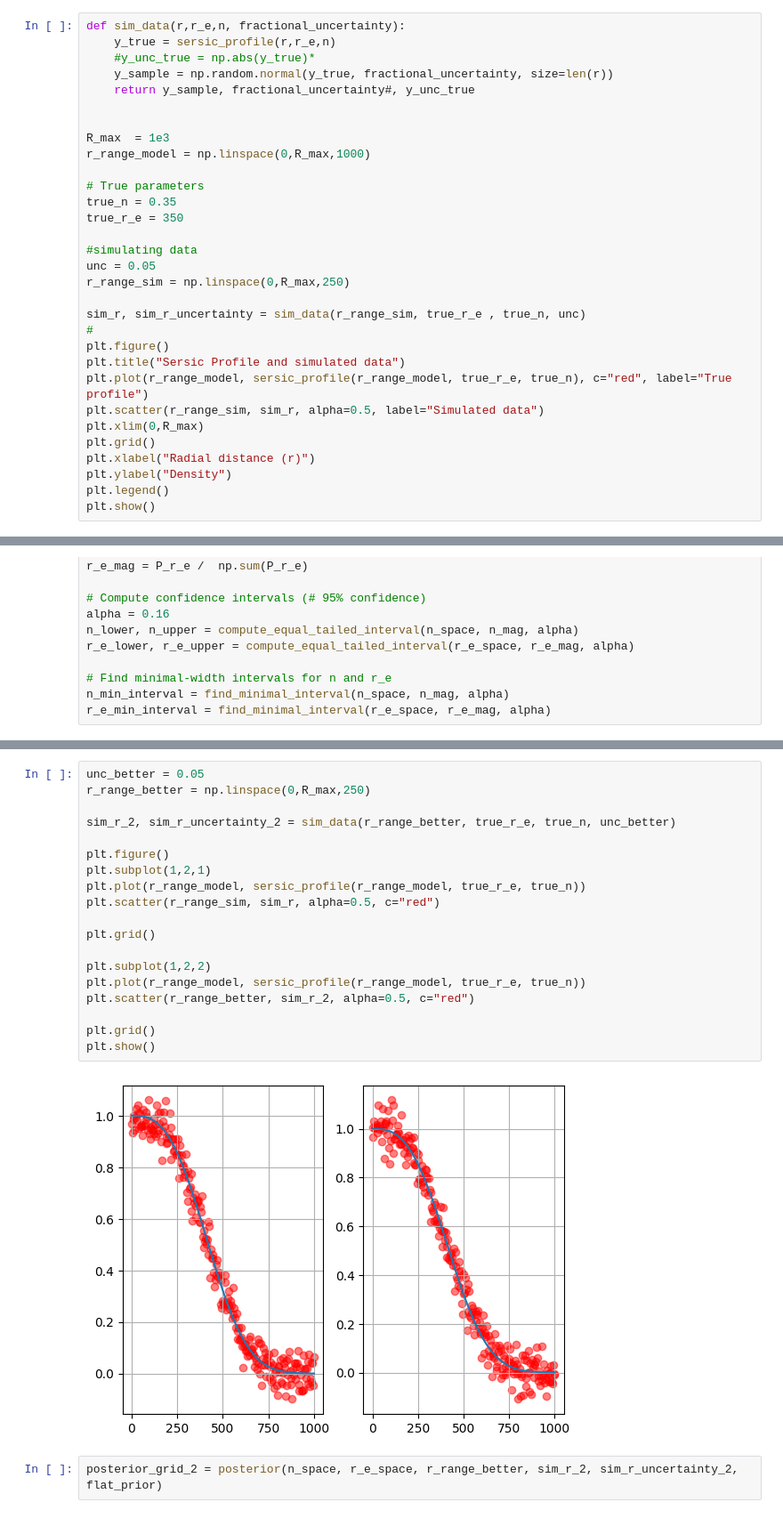
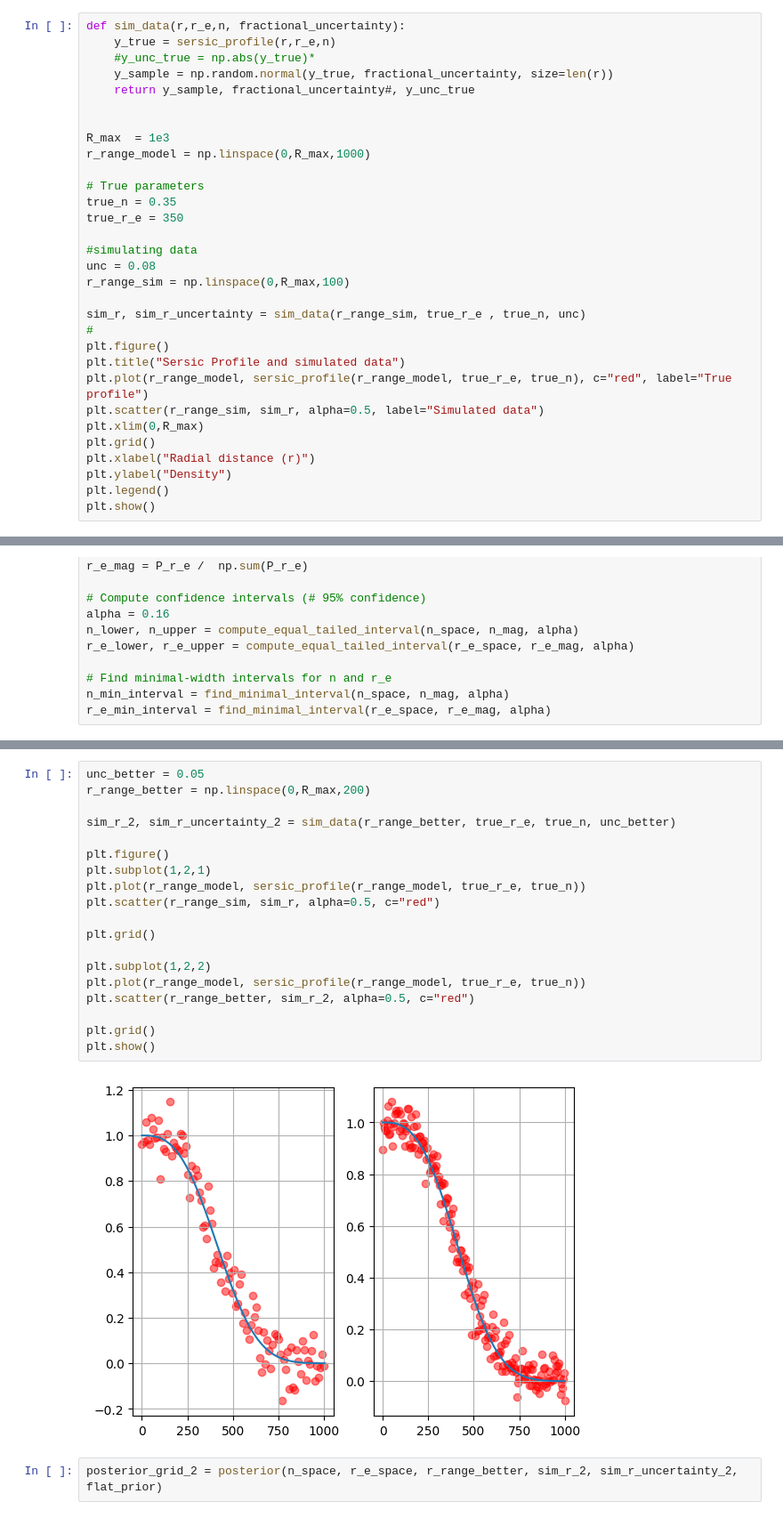
Before and after one commit to t-kist/Bayesian-Statistics-for-Astrophysics-2024, a Jupyter notebook: bayes24/lecture_notes/group4/Bundeltje/Scratchfile-Luka.ipynb, the cells around one changed output, grey strips where cells are left out. Shown at 89% size. Cells and saved outputs as stored; diff of their text form.

```diff
--- a/bayes24/lecture_notes/group4/Bundeltje/Scratchfile-Luka.ipynb
+++ b/bayes24/lecture_notes/group4/Bundeltje/Scratchfile-Luka.ipynb
@@ -77,8 +77,8 @@ true_n = 0.35
 true_r_e = 350
 
 #simulating data
-unc = 0.05
-r_range_sim = np.linspace(0,R_max,250)
+unc = 0.08
+r_range_sim = np.linspace(0,R_max,100)
 
 sim_r, sim_r_uncertainty = sim_data(r_range_sim, true_r_e , true_n, unc)
 #
@@ -378,24 +386,24 @@ Minimal-width interval for r_e confidence:[345.846 - 353.7]
 # %%
 unc_better = 0.05
-r_range_better = np.linspace(0,R_max,250)
+r_range_better = np.linspace(0,R_max,200)
 
 sim_r_2, sim_r_uncertainty_2 = sim_data(r_range_better, true_r_e, true_n, unc_better)
 
 plt.figure()
 plt.subplot(1,2,1)
 plt.plot(r_range_model, sersic_profile(r_range_model, true_r_e, true_n))
 plt.scatter(r_range_sim, sim_r, alpha=0.5, c="red")
 
 plt.grid()
 
 plt.subplot(1,2,2)
 plt.plot(r_range_model, sersic_profile(r_range_model, true_r_e, true_n))
 plt.scatter(r_range_better, sim_r_2, alpha=0.5, c="red")
 
 plt.grid()
 plt.show()
 # %% [output]
-[figure, old version]
+[figure, new version]
 # %%
 posterior_grid_2 = posterior(n_space, r_e_space, r_range_better, sim_r_2, sim_r_uncertainty_2, flat_prior)
 # %%
```
Also changed, not shown: parts of 15 cells of this notebook.
